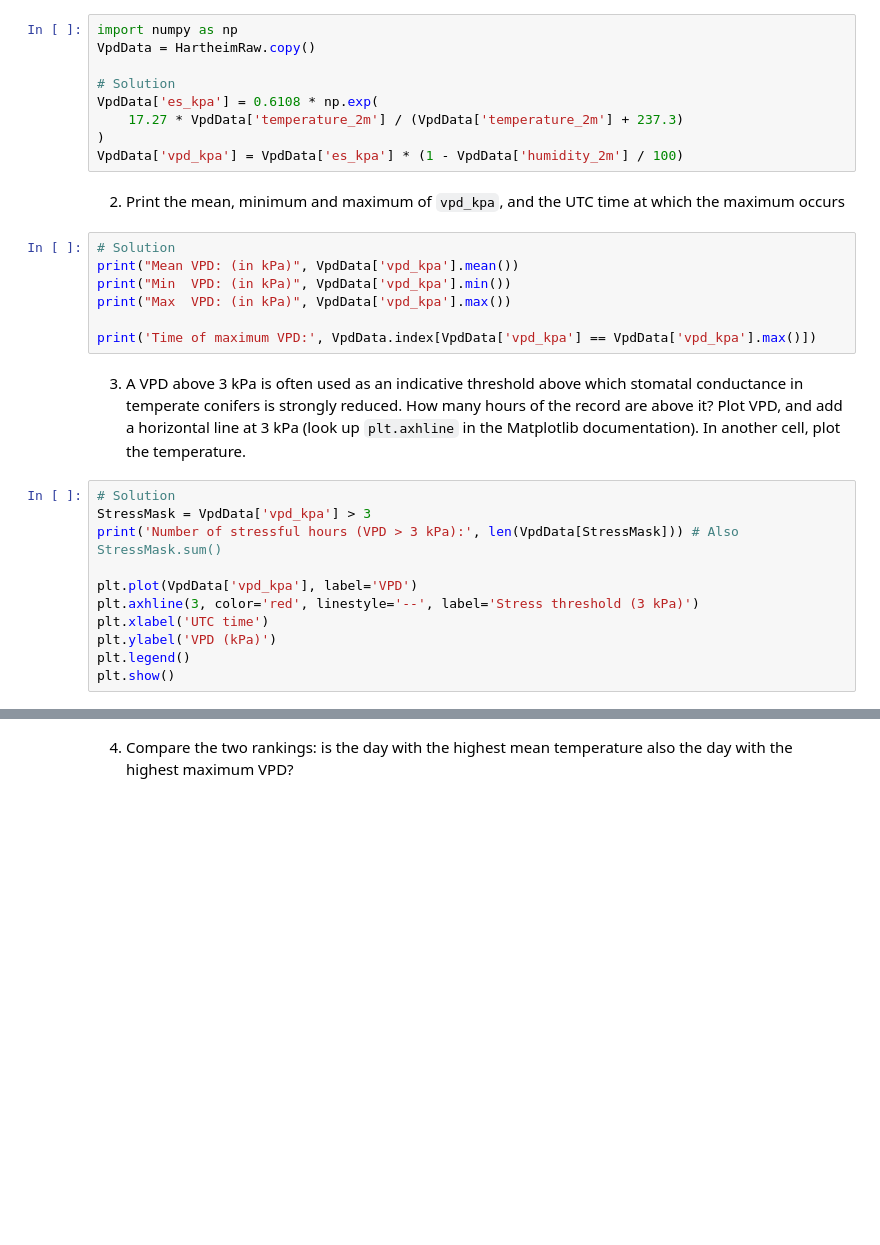
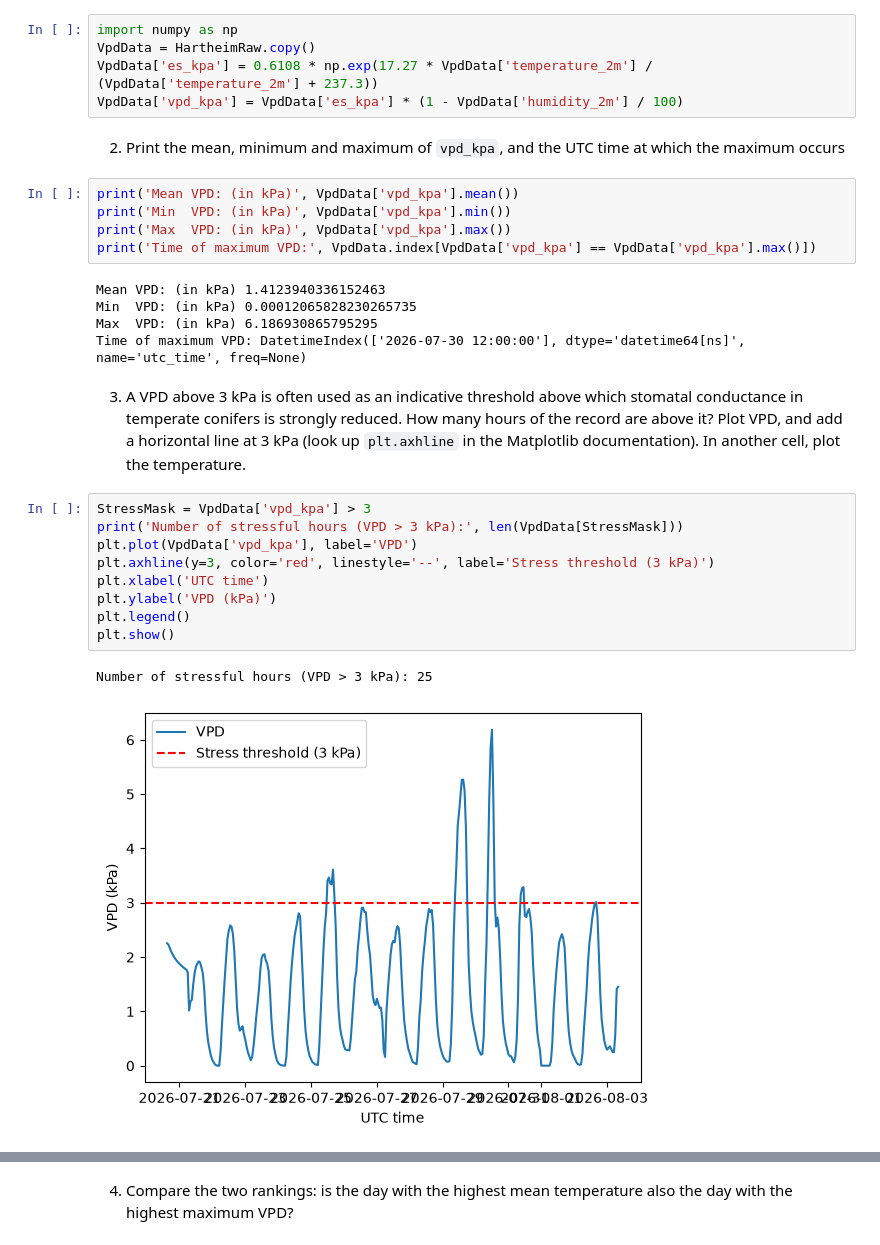
Before and after one commit to future-forests/coding-course, a Jupyter notebook: solutions/04-tabular-data.ipynb, the cells around one changed output, grey strips where cells are left out. Cells and saved outputs as stored; diff of their text form; blank space fills up the shorter version.

```diff
--- a/solutions/04-tabular-data.ipynb
+++ b/solutions/04-tabular-data.ipynb
@@ -301,34 +450,34 @@ Tasks:
 # %%
 import numpy as np
 VpdData = HartheimRaw.copy()
-
-# Solution
-VpdData['es_kpa'] = 0.6108 * np.exp(
-    17.27 * VpdData['temperature_2m'] / (VpdData['temperature_2m'] + 237.3)
-)
+VpdData['es_kpa'] = 0.6108 * np.exp(17.27 * VpdData['temperature_2m'] / (VpdData['temperature_2m'] + 237.3))
 VpdData['vpd_kpa'] = VpdData['es_kpa'] * (1 - VpdData['humidity_2m'] / 100)
 # %% [markdown]
 2. Print the mean, minimum and maximum of `vpd_kpa`, and the UTC time at which the maximum occurs
 # %%
-# Solution
-print("Mean VPD: (in kPa)", VpdData['vpd_kpa'].mean())
-print("Min  VPD: (in kPa)", VpdData['vpd_kpa'].min())
-print("Max  VPD: (in kPa)", VpdData['vpd_kpa'].max())
-
+print('Mean VPD: (in kPa)', VpdData['vpd_kpa'].mean())
+print('Min  VPD: (in kPa)', VpdData['vpd_kpa'].min())
+print('Max  VPD: (in kPa)', VpdData['vpd_kpa'].max())
 print('Time of maximum VPD:', VpdData.index[VpdData['vpd_kpa'] == VpdData['vpd_kpa'].max()])
+# %% [output]
+Mean VPD: (in kPa) 1.4123940336152463
+Min  VPD: (in kPa) 0.00012065828230265735
+Max  VPD: (in kPa) 6.186930865795295
+Time of maximum VPD: DatetimeIndex(['2026-07-30 12:00:00'], dtype='datetime64[ns]', name='utc_time', freq=None)
 # %% [markdown]
 3. A VPD above 3 kPa is often used as an indicative threshold above which stomatal conductance in temperate conifers is strongly reduced. How many hours of the record are above it? Plot VPD, and add a horizontal line at 3 kPa (look up `plt.axhline` in the Matplotlib documentation). In another cell, plot the temperature.
 # %%
-# Solution
 StressMask = VpdData['vpd_kpa'] > 3
-print('Number of stressful hours (VPD > 3 kPa):', len(VpdData[StressMask])) # Also StressMask.sum()
-
+print('Number of stressful hours (VPD > 3 kPa):', len(VpdData[StressMask]))
 plt.plot(VpdData['vpd_kpa'], label='VPD')
-plt.axhline(3, color='red', linestyle='--', label='Stress threshold (3 kPa)')
+plt.axhline(y=3, color='red', linestyle='--', label='Stress threshold (3 kPa)')
 plt.xlabel('UTC time')
 plt.ylabel('VPD (kPa)')
 plt.legend()
 plt.show()
+# %% [output]
+Number of stressful hours (VPD > 3 kPa): 25
+[figure, added]
 # %%
 plt.plot(VpdData['temperature_2m'], label='Temperature at 2m')
 plt.xlabel('UTC time')
```
Also changed, not shown: parts of 25 cells of this notebook, 9 other files.
